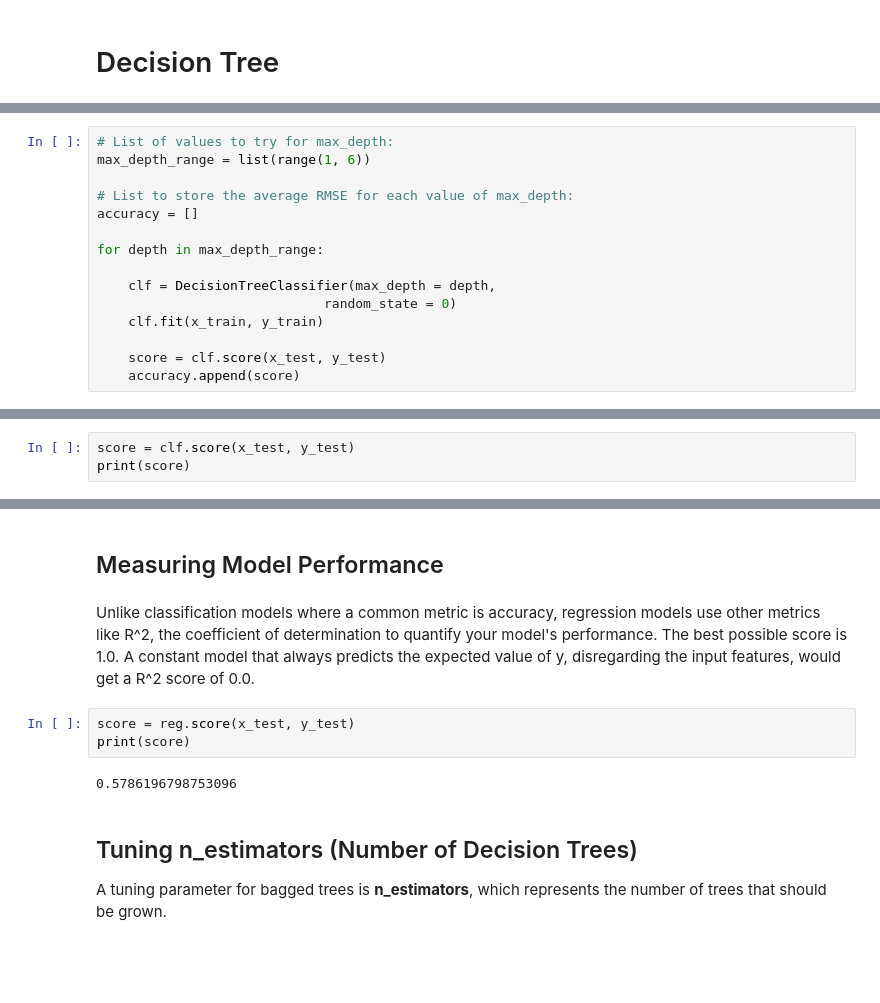
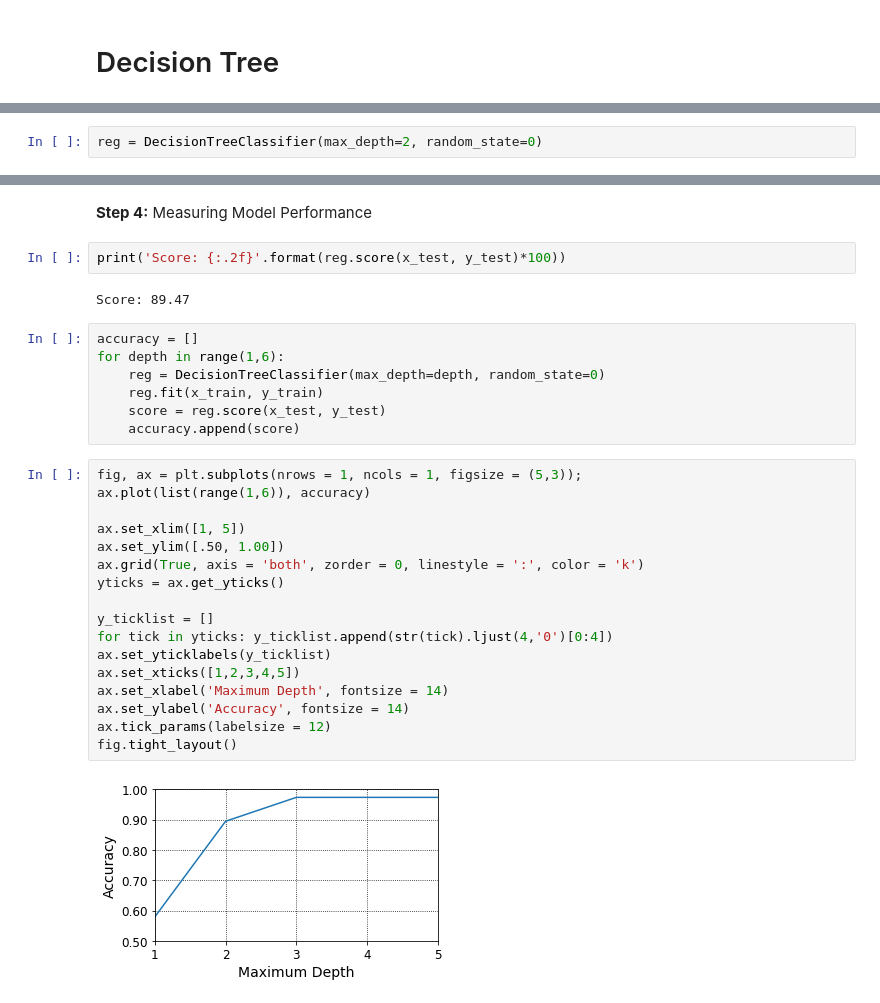
Before and after one commit to abphilip-resources/PY-Lib-2, a Jupyter notebook: Scikit/3.ipynb, the cells around one changed output, grey strips where cells are left out. Saved outputs shown, nothing was run; the diff lists cells and outputs as text; blank space fills up the shorter version.

```diff
--- a/Scikit/3.ipynb
+++ b/Scikit/3.ipynb
@@ -71,15 +2,0 @@ print(score)
-# %%
-# List of values to try for max_depth:
-max_depth_range = list(range(1, 6))
-
-# List to store the average RMSE for each value of max_depth:
-accuracy = []
-
-for depth in max_depth_range:
-
-    clf = DecisionTreeClassifier(max_depth = depth,
-                             random_state = 0)
-    clf.fit(x_train, y_train)
-
-    score = clf.score(x_test, y_test)
-    accuracy.append(score)
@@ -200,3 +2,0 @@ Accuracy is defined as:
-# %%
-score = clf.score(x_test, y_test)
-print(score)
@@ -306,0 +21,2 @@ Model is learning the relationship between X (features like number of bedrooms)
+# %%
+reg = DecisionTreeClassifier(max_depth=2, random_state=0)
@@ -328,13 +39,32 @@ array([ 353334.6 , 1011004.77,  450212.76,  418593.  ,  772871.7 ,
 # %% [markdown]
-## Measuring Model Performance
+<b>Step 4:</b> Measuring Model Performance
-# %% [markdown]
-Unlike classification models where a common metric is accuracy, regression models use other metrics like R^2, the coefficient of determination to quantify your model's performance. The best possible score is 1.0. A constant model that always predicts the expected value of y, disregarding the input features, would get a R^2 score of 0.0.
 # %%
-score = reg.score(x_test, y_test)
-print(score)
+print('Score: {:.2f}'.format(reg.score(x_test, y_test)*100))
 # %% [output]
-0.5786196798753096
+Score: 89.47
-# %% [markdown]
-## Tuning n_estimators (Number of Decision Trees)
-
-A tuning parameter for bagged trees is **n_estimators**, which represents the number of trees that should be grown.
+# %%
+accuracy = []
+for depth in range(1,6):
+    reg = DecisionTreeClassifier(max_depth=depth, random_state=0)
+    reg.fit(x_train, y_train)
+    score = reg.score(x_test, y_test)
+    accuracy.append(score)
+# %%
+fig, ax = plt.subplots(nrows = 1, ncols = 1, figsize = (5,3));
+ax.plot(list(range(1,6)), accuracy)
+
+ax.set_xlim([1, 5])
+ax.set_ylim([.50, 1.00])
+ax.grid(True, axis = 'both', zorder = 0, linestyle = ':', color = 'k')
+yticks = ax.get_yticks()
+
+y_ticklist = []
+for tick in yticks: y_ticklist.append(str(tick).ljust(4,'0')[0:4])
+ax.set_yticklabels(y_ticklist)
+ax.set_xticks([1,2,3,4,5])
+ax.set_xlabel('Maximum Depth', fontsize = 14)
+ax.set_ylabel('Accuracy', fontsize = 14)
+ax.tick_params(labelsize = 12)
+fig.tight_layout()
+# %% [output]
+[figure, added]
```
Also changed, not shown: parts of 89 cells of this notebook, 9 other files.
